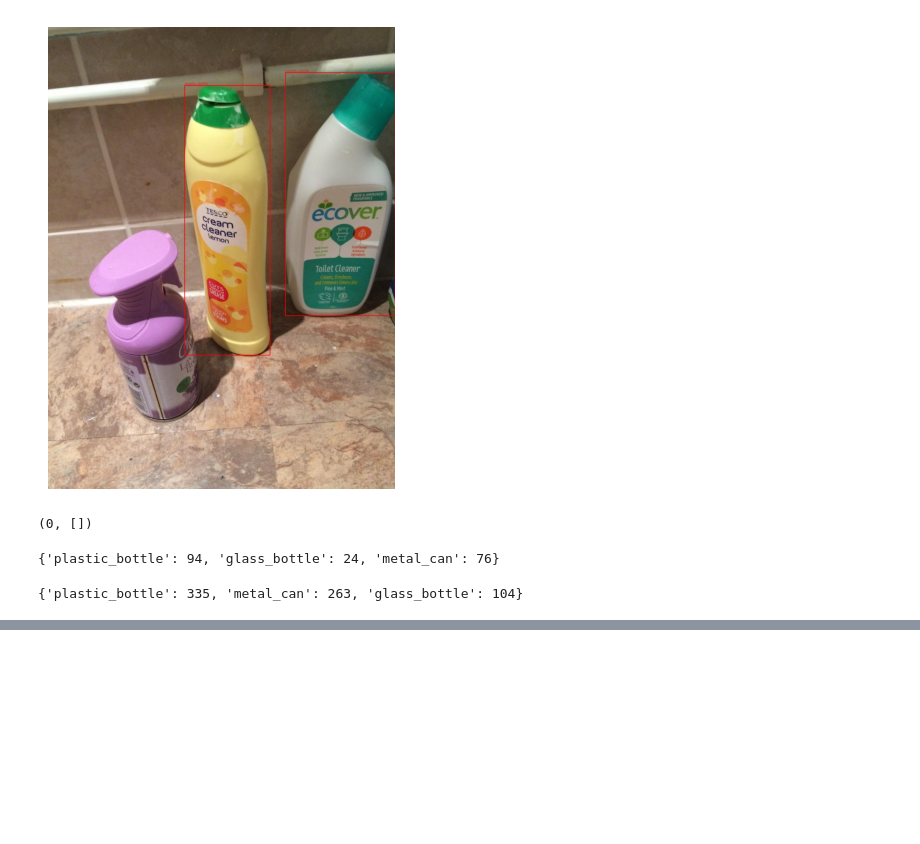
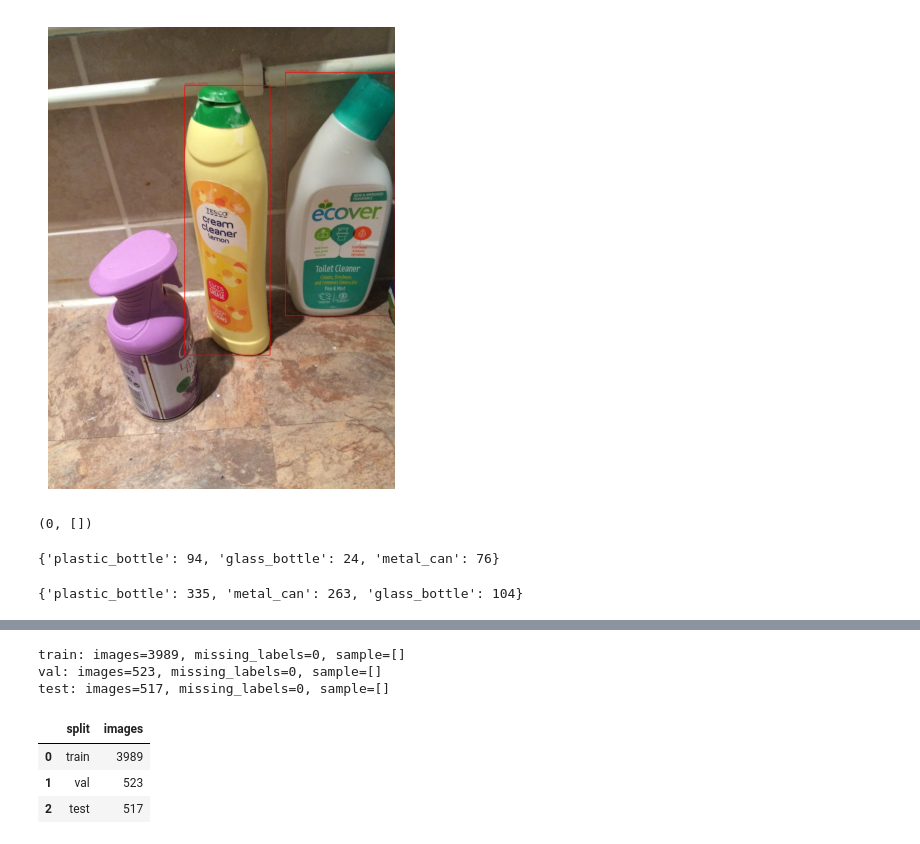
Before and after one commit to Lisandro09/Recycling-YOLO, a Jupyter notebook: notebooks/02_prepare_yolo_dataset.ipynb, the cells around one changed output, grey strips where cells are left out. Saved outputs shown, nothing was run; the diff lists cells and outputs as text; code cells hidden in the pictures; blank space fills up the shorter version.

```diff
--- a/notebooks/02_prepare_yolo_dataset.ipynb
+++ b/notebooks/02_prepare_yolo_dataset.ipynb
@@ -262,0 +341,17 @@ print({names[k]: v for k,v in cnt_all.items()})
+# %%
+# 'rebuild' yaml or confirm names.txt. still matches 3 class list
+import yaml
+
+names = [line.strip() for line in NAMES_TXT.read_text().splitlines() if line.strip()]
+yaml_obj = {
+    "train": "data/processed/images/train",
+    "val":   "data/processed/images/val",
+    "test":  "data/processed/images/test",
+    "nc": len(names),
+    "names": names,
+}
+with open(RECYCLE_YAML, "w") as f:
+    yaml.safe_dump(yaml_obj, f, sort_keys=False)
+
+print("Wrote", RECYCLE_YAML)
+print(Path(RECYCLE_YAML).read_text())
@@ -262,0 +368,27 @@ print({names[k]: v for k,v in cnt_all.items()})
+# %%
+# recount splits
+def count_pairs(split):
+    base_i = REPO_ROOT / "data" / "processed" / "images" / split
+    base_l = REPO_ROOT / "data" / "processed" / "labels" / split
+    imgs = sorted([p for p in base_i.glob("*") if p.suffix.lower() in IMG_EXTS])
+    labels = [base_l / (im.with_suffix(".txt").name) for im in imgs]
+    missing = [str(im.name) for im, lb in zip(imgs, labels) if not lb.exists()]
+    return len(imgs), len(missing), missing[:5]
+
+for s in ["train", "val", "test"]:
+    n_imgs, n_miss, miss_sample = count_pairs(s)
+    print(f"{s}: images={n_imgs}, missing_labels={n_miss}, sample={miss_sample}")
+
+df = pd.DataFrame({
+    "split": ["train","val","test"],
+    "images": [count_pairs(s)[0] for s in ["train","val","test"]]
+})
+df
+# %% [output]
+train: images=3989, missing_labels=0, sample=[]
+val: images=523, missing_labels=0, sample=[]
+test: images=517, missing_labels=0, sample=[]
+|  | split | images |
+| 0 | train | 3989 |
+| 1 | val | 523 |
+| 2 | test | 517 |
```
Also changed, not shown: parts of 11 cells of this notebook, 16 other files.
